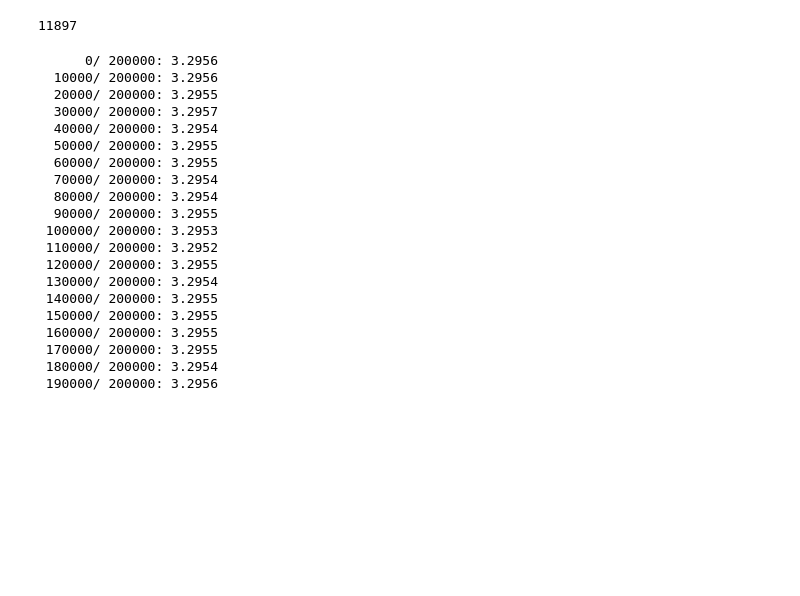
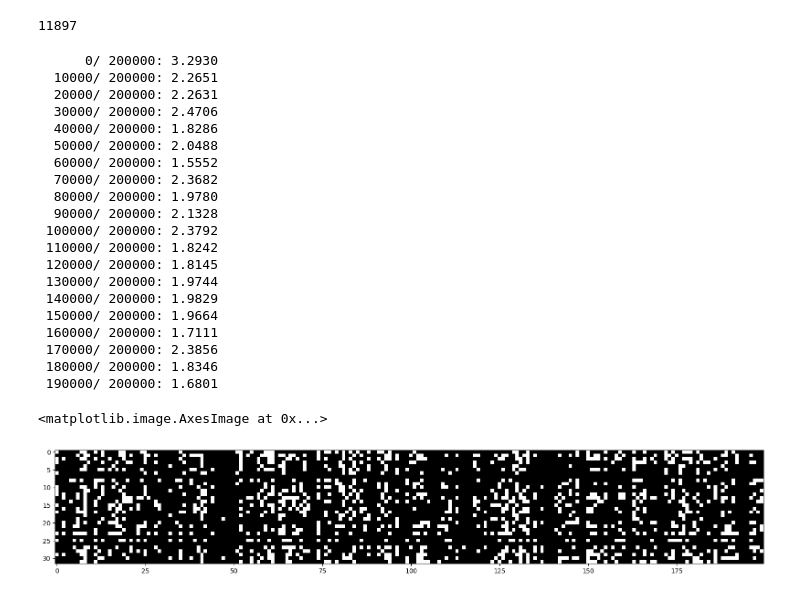
Before and after one commit to Twishha-Soni/MakeMore, a Jupyter notebook: MakeMore_3.ipynb, the cells around one changed output. Saved outputs shown, nothing was run; the diff lists cells and outputs as text; code cells hidden in the pictures; blank space fills up the shorter version.

```diff
--- a/MakeMore_3.ipynb
+++ b/MakeMore_3.ipynb
@@ -107,32 +112,40 @@ for i in range(max_steps):
   loss.backward()
 
   # update
-  lr = 2.1 if i < 1_00 else 0.01   # step learning rate decay
+  lr = 0.1 if i < 1_00_000 else 0.01   # step learning rate decay
   for p in parameters:
-    p.data = -lr * p.grad
+    p.data += -lr * p.grad
 
   # track stats
   if i % 10_000 == 0:
     print(f"{i:7d}/{max_steps:7d}: {loss.item():.4f}")
   lossi.append(loss.log10().item())
+
+  # break
 # %% [output]
-      0/ 200000: 3.2956
-  10000/ 200000: 3.2956
-  20000/ 200000: 3.2955
-  30000/ 200000: 3.2957
-  40000/ 200000: 3.2954
-  50000/ 200000: 3.2955
-  60000/ 200000: 3.2955
-  70000/ 200000: 3.2954
-  80000/ 200000: 3.2954
-  90000/ 200000: 3.2955
- 100000/ 200000: 3.2953
- 110000/ 200000: 3.2952
- 120000/ 200000: 3.2955
- 130000/ 200000: 3.2954
- 140000/ 200000: 3.2955
- 150000/ 200000: 3.2955
- 160000/ 200000: 3.2955
- 170000/ 200000: 3.2955
- 180000/ 200000: 3.2954
- 190000/ 200000: 3.2956
+      0/ 200000: 3.2930
+  10000/ 200000: 2.2651
+  20000/ 200000: 2.2631
+  30000/ 200000: 2.4706
+  40000/ 200000: 1.8286
+  50000/ 200000: 2.0488
+  60000/ 200000: 1.5552
+  70000/ 200000: 2.3682
+  80000/ 200000: 1.9780
+  90000/ 200000: 2.1328
+ 100000/ 200000: 2.3792
+ 110000/ 200000: 1.8242
+ 120000/ 200000: 1.8145
+ 130000/ 200000: 1.9744
+ 140000/ 200000: 1.9829
+ 150000/ 200000: 1.9664
+ 160000/ 200000: 1.7111
+ 170000/ 200000: 2.3856
+ 180000/ 200000: 1.8346
+ 190000/ 200000: 1.6801
+# %%
+plt.figure(figsize=(20,10))
+plt.imshow(h.abs() > 0.99, cmap='gray', interpolation='nearest')
+# %% [output]
+<matplotlib.image.AxesImage at 0x...>
+[figure, added]
```
Also changed, not shown: parts of 8 cells of this notebook.
